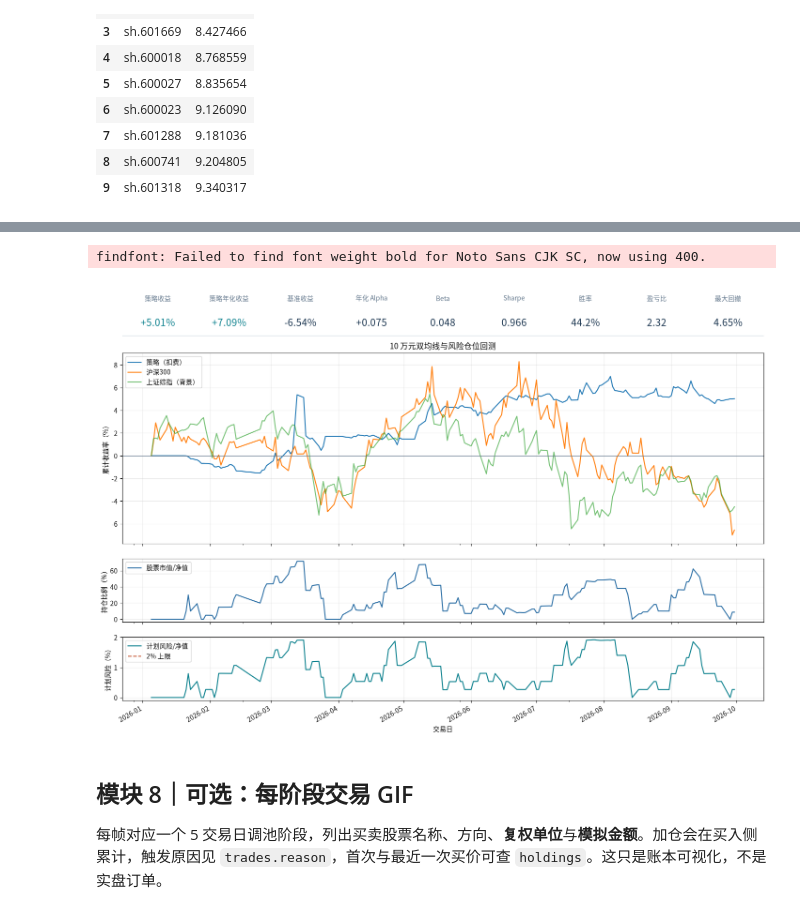
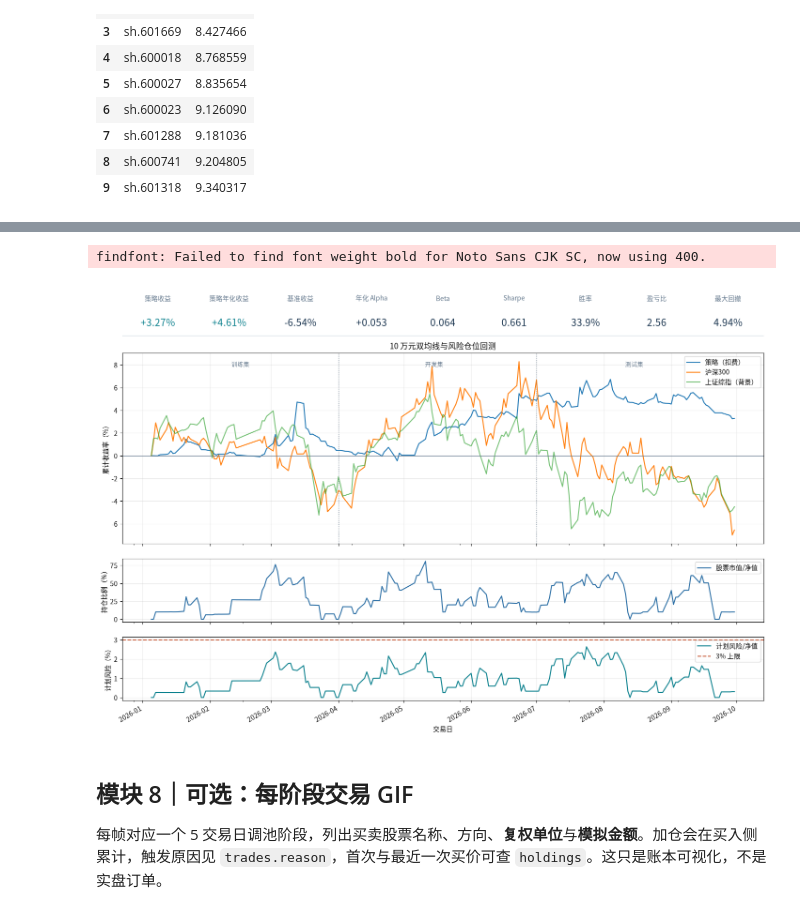
Before and after one commit to ZhengrongYue/MiniQuant, a Jupyter notebook: simple_framework.ipynb, the cells around one changed output, grey strips where cells are left out. Drawn from its saved outputs; the diff is of its cells as text; code cells hidden in the pictures.

Commit message:
Separate train development and test periods in backtest tutorial

```diff
--- a/simple_framework.ipynb
+++ b/simple_framework.ipynb
@@ -24,13 +24,20 @@ from IPython.display import display, Image as NotebookImage
 DATA = Path('data/private')
 DATA.mkdir(parents=True, exist_ok=True)
 START_DATE, FIRST_DAY, END_DATE = '2025-12-01', '2026-01-05', '2026-09-30'
+# 三段按收益所属交易日划分，不重复计算任何一天。
+TRAIN_START, TRAIN_END = FIRST_DAY, '2026-03-31'
+DEV_START, DEV_END = '2026-04-01', '2026-06-30'
+TEST_START, TEST_END = '2026-07-01', END_DATE
+SPLIT_WINDOWS = [('训练集（确认逻辑）', TRAIN_START, TRAIN_END),
+                 ('开发集（调整参数）', DEV_START, DEV_END),
+                 ('测试集（仅验证）', TEST_START, TEST_END)]
 POOL_SIZE, PE_LOWER, PE_UPPER, REBALANCE_EVERY = 10, 8.0, 30.0, 5
-MA_FAST, MA_SLOW, ATR_WINDOW = 8, 15, 14
+MA_FAST, MA_SLOW, ATR_WINDOW = 5, 15, 14
 INITIAL_CASH = 100_000.0
 COMMISSION_RATE, MIN_COMMISSION = 0.0003, 5.0   # 券商万三；每笔佣金最低 5 元
 STAMP_DUTY_RATE = 0.0005                       # 2026 年卖出印花税：万分之五
 TRANSFER_RATE = 0.00001                        # 过户费双边：十万分之一
-TOTAL_RISK, NAME_RISK, MAX_NAME_WEIGHT = 0.02, 0.008, 0.30
+TOTAL_RISK, NAME_RISK, MAX_NAME_WEIGHT = 0.03, 0.01, 0.30
 RISK_BUFFER = 0.95  # 下单时只用 95% 的组合风险预算，给费用和净值波动留余量
 INITIAL_STOP, ARM_GAIN, TRAIL_BACK = 0.025, 0.08, 0.025
 ATR_MULT, TRANCHES, ADD_PROFIT_STEP = 1.5, 3, 0.02  # 两次加仓阈值：+2%、+4%
@@ -412,6 +419,6 @@ MA8 是近 8 个交易日的平均收盘价，MA15 是近 15 日平均。**金
 # %%
 def build_decisions(bars, reports, benchmark, first=FIRST_DAY, every=REBALANCE_EVERY):
-    """收盘信号：每 5 个交易日调池，MA8/MA15 金叉和死叉单独记录。"""
+    """收盘信号：每 5 个交易日调池，MA5/MA15 金叉和死叉单独记录。"""
     dates = list(benchmark.loc[benchmark.date >= pd.Timestamp(first), 'date'])
     by_day = {day: frame for day, frame in bars.groupby('date', sort=False)}
     pool = set()
@@ -981,34 +1014,44 @@ summary_ax.set_axis_off()
 for j, (label, value) in enumerate(metric_cards):
     x = (j + 0.5) / len(metric_cards)
     summary_ax.text(x, .78, label, transform=summary_ax.transAxes,
                     ha='center', va='center', color='#60758a', fontsize=10)
     color = '#087f8c' if label in ('策略收益', '策略年化收益') and value.startswith('+') else '#17324d'
     summary_ax.text(x, .31, value, transform=summary_ax.transAxes,
                     ha='center', va='center', color=color, fontsize=15, fontweight='bold')
 summary_ax.plot([0, 1], [.05, .05], transform=summary_ax.transAxes,
                 color='#dce4e9', linewidth=1)
 ((nav[['nav', 'benchmark_nav']] - 1) * 100).rename(columns={
     'nav': '策略（扣费）', 'benchmark_nav': '沪深300'}).plot(ax=curve_ax)
 ((shanghai - 1) * 100).plot(ax=curve_ax, label='上证综指（背景）', alpha=.65)
 curve_ax.axhline(0, color='#60758a', linewidth=.8, alpha=.7)
 curve_ax.set(ylabel='累计收益率（%）', title='10 万元双均线与风险仓位回测')
 curve_ax.grid(alpha=.25)
+# 三段只有评价日期不同；竖线帮助读者看到严格的时间边界。
+for boundary in (DEV_START, TEST_START):
+    curve_ax.axvline(pd.Timestamp(boundary), color='#60758a',
+                     linestyle=':', linewidth=1, alpha=.8)
+for mid, label in [('2026-02-15', '训练集'),
+                   ('2026-05-15', '开发集'),
+                   ('2026-08-15', '测试集')]:
+    curve_ax.text(pd.Timestamp(mid), .94, label,
+                  transform=curve_ax.get_xaxis_transform(),
+                  ha='center', va='center', color='#60758a', fontsize=9)
 curve_ax.legend()
 (nav.exposure * 100).plot(ax=exposure_ax, color='#296da4', label='股票市值/净值')
 exposure_ax.set(ylabel='持仓比例（%）')
 exposure_ax.grid(alpha=.25); exposure_ax.legend()
 (nav.planned_risk_pct * 100).plot(ax=risk_ax, color='#087f8c', label='计划风险/净值')
 risk_ax.axhline(TOTAL_RISK * 100, color='#c75b39', linestyle='--', label=f'{TOTAL_RISK:.0%} 上限')
 risk_ax.set(ylabel='计划风险（%）', xlabel='交易日')
 risk_ax.grid(alpha=.25)
 risk_ax.legend()
 plt.setp(curve_ax.get_xticklabels(), visible=False)
 plt.setp(exposure_ax.get_xticklabels(), visible=False)
 fig.subplots_adjust(left=.07, right=.98, top=.96, bottom=.08)
 plt.show()
 # %% [output]
 findfont: Failed to find font weight bold for Noto Sans CJK SC, now using 400.
-[figure, old version]
+[figure, new version]
 # %% [markdown]
 ## 模块 8｜可选：每阶段交易 GIF
 
```
Also changed, not shown: parts of 12 cells of this notebook, 2 other files.
